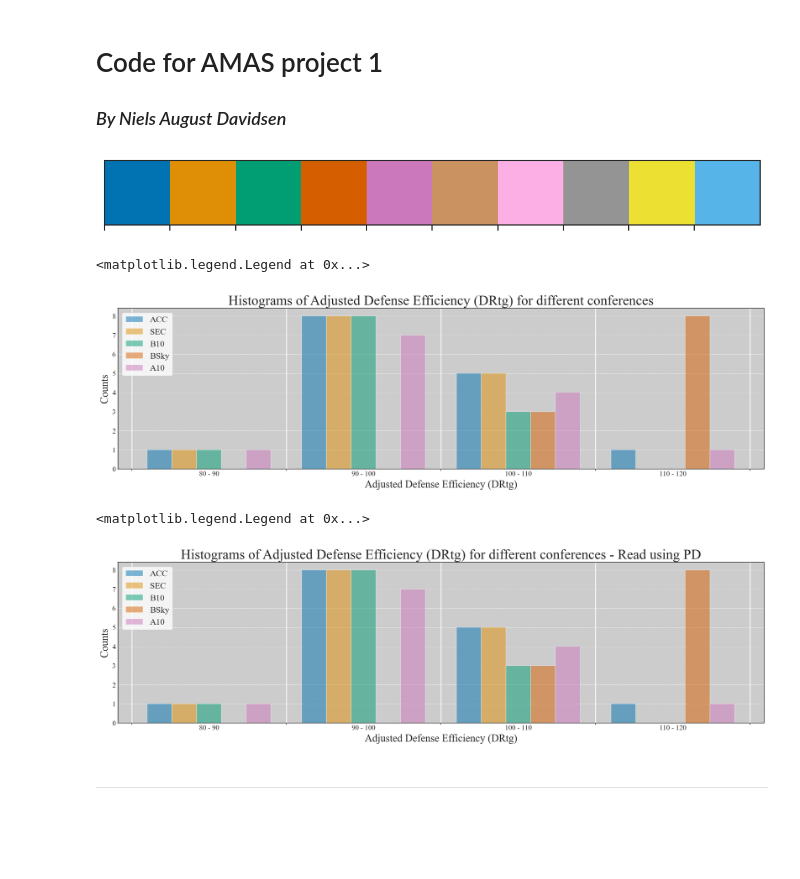
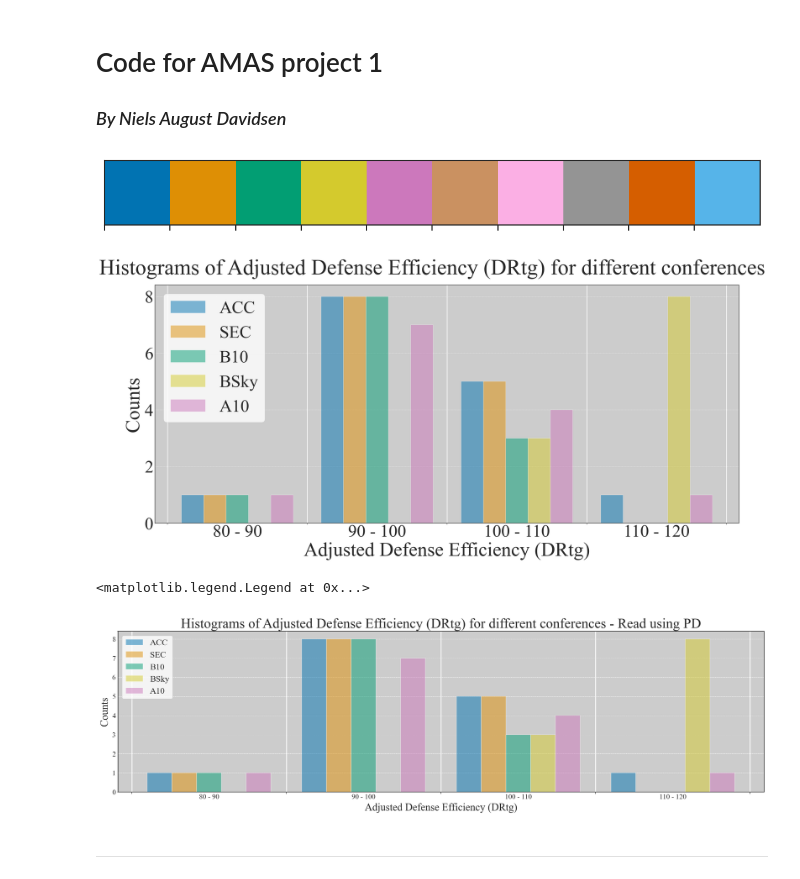
Before and after one commit to nielsdavidsen/AMAS_2025, a Jupyter notebook: Projects/Project_1/Project_1_Niels_Davidsen.ipynb, the cells around one changed output. Saved outputs shown, nothing was run; the diff lists cells and outputs as text; code cells hidden in the pictures; blank space fills up the shorter version.

```diff
--- a/Projects/Project_1/Project_1_Niels_Davidsen.ipynb
+++ b/Projects/Project_1/Project_1_Niels_Davidsen.ipynb
@@ -15,6 +15,11 @@ sns.set_context("paper", font_scale=1.4)
 sns.set_style("ticks")
 #sns.set_style("darkgrid", {"axes.facecolor": ".9"})
 colors = sns.color_palette('colorblind', 10, desat = 1)
+# Swap colors 2 and -2
+colors[3], colors[-2] = colors[-2], colors[3]
+# Darken color 3
+colors[3] = tuple(np.array(colors[3]) * 0.9)
+
 #colors = colors[::-1]
 #colors.pop(2)
 sns.set_palette(colors)
@@ -34,4 +39,4 @@ rc = {"font.family" : "serif",
 plt.rcParams.update(rc)
 plt.rcParams["font.serif"] = ["Times New Roman"] + plt.rcParams["font.serif"]
 # %% [output]
-[figure, old version]
+[figure, new version]
@@ -98 +104,5 @@ df_2014.to_csv('kenpom_2014_ratings.csv', index=False)                       # S
+# %%
+
+df_2014 = scrape_table(url_2014)                                # Create a DataFrame from the rows
+df_2014.to_csv('kenpom_2014_ratings.csv', index=False)                       # Save the DataFrame to a CSV file
 # %%
@@ -107,39 +117,53 @@ df_2014_pd['Team'] = df_2014_pd['Team'].str.strip()
 # %%
 # Grouping the data into conferences (ACC, SEC, B10, BSky and A10)
 
 conf_names = ['ACC', 'SEC', 'B10', 'BSky', 'A10']
-fig_conf, ax_conf = plt.subplots(1, 1, figsize=(20, 5), dpi = 150)
 hist_range = [80, 120]
 bin_arr = np.arange(80, 130, 10)
-bin_centers = bin_arr[:-1] + np.diff(bin_arr) / 2
 
-hist_data = []
+def plot_hist(conf_names, bin_arr, hist_range):
+    hist_data = []
+    bin_centers = bin_arr[:-1] + np.diff(bin_arr) / 2
 
-for i, conf in enumerate(conf_names):
-    conf_teams = df_2014[df_2014['Conf'] == conf]
-    hist_data.append(conf_teams['DRtg'].astype(float))
+    for i, conf in enumerate(conf_names):
+        conf_teams = df_2014[df_2014['Conf'] == conf]
+        hist_data.append(conf_teams['DRtg'].astype(float))
 
-ax_conf.hist(hist_data, range=hist_range, bins=bin_arr, alpha=0.5, label=conf_names, color = colors[:len(conf_names)])
-ax_conf.set_title('Histograms of Adjusted Defense Efficiency (DRtg) for different conferences', fontsize=24)
-ax_conf.set_xlabel('Adjusted Defense Efficiency (DRtg)', fontsize=18)
-ax_conf.set_ylabel('Counts', fontsize=18)
-
-ax_conf.grid(visible=True, which='major', axis='y', color = 'white', linestyle='--', linewidth=0.5)  # Grid on bin edges
+    fig_conf, ax_conf = plt.subplots(1, 1, figsize=(20, 10), dpi = 150)
 
 
-explanatory_labels = [f"{bin_arr[i]} - {bin_arr[i+1]}" for i in range(len(bin_arr) - 1)]
-ax_conf.set_xticks(bin_centers, explanatory_labels)
-ax_conf.tick_params(length=0)
 
-# Set grid at bin edges
-ax_conf.set_xticks(bin_arr, minor=True)  # Set grid at bin edges
-ax_conf.grid(visible=True, which='minor', axis='x', color='white', linestyle='-', linewidth=1.5)  # Grid on bin edges
-ax_conf.set_facecolor('0.8')
+    ax_conf.hist(hist_data, range=hist_range, bins=bin_arr, alpha=0.5, label=conf_names, color = colors[:len(conf_names)])
+    fig_conf.suptitle('Histograms of Adjusted Defense Efficiency (DRtg) for different conferences', fontsize=50, )
 
-ax_conf.legend(loc='upper left', fontsize=15)
+
+    ax_conf.set_xlabel('Adjusted Defense Efficiency (DRtg)', fontsize=45)
+    ax_conf.set_ylabel('Counts', fontsize=45)
+
+
+    ax_conf.grid(visible=True, which='major', axis='y', color = 'white', linestyle='--', linewidth=0.5)  # Grid on bin edges
+    explanatory_labels = [f"{bin_arr[i]} - {bin_arr[i+1]}" for i in range(len(bin_arr) - 1)]
+    ax_conf.set_xticks(bin_centers, explanatory_labels)
+    ax_conf.tick_params(length=0, labelsize=40)
+
+
+
+
+    # Set grid at bin edges
+    ax_conf.set_xticks(bin_arr, minor=True)  # Set grid at bin edges
+    ax_conf.grid(visible=True, which='minor', axis='x', color='white', linestyle='-', linewidth=1.5)  # Grid on bin edges
+    ax_conf.set_facecolor('0.8')
+
+    ax_conf.legend(loc='upper left', fontsize=40)
+
+    fig_conf.tight_layout()
+
+    return fig_conf, ax_conf
+
+fig_conf, ax_conf = plot_hist(conf_names, bin_arr, hist_range)
+plt.savefig('figures/hist1.png', bbox_inches='tight')
 # %% [output]
-<matplotlib.legend.Legend at 0x...>
-[figure, old version]
+[figure, new version]
 # %%
 # Same plot for the 2014 data read by pandas
 fig_conf_pd, ax_conf_pd = plt.subplots(1, 1, figsize=(20, 5), dpi = 150)
@@ -170,7 +194,7 @@ ax_conf_pd.set_facecolor('0.8')
 ax_conf_pd.legend(loc='upper left', fontsize=15)
 # %% [output]
 <matplotlib.legend.Legend at 0x...>
-[figure, old version]
+[figure, new version]
 # %% [markdown]
 
 _____
```
Also changed, not shown: parts of 19 cells of this notebook, 8 other files.
